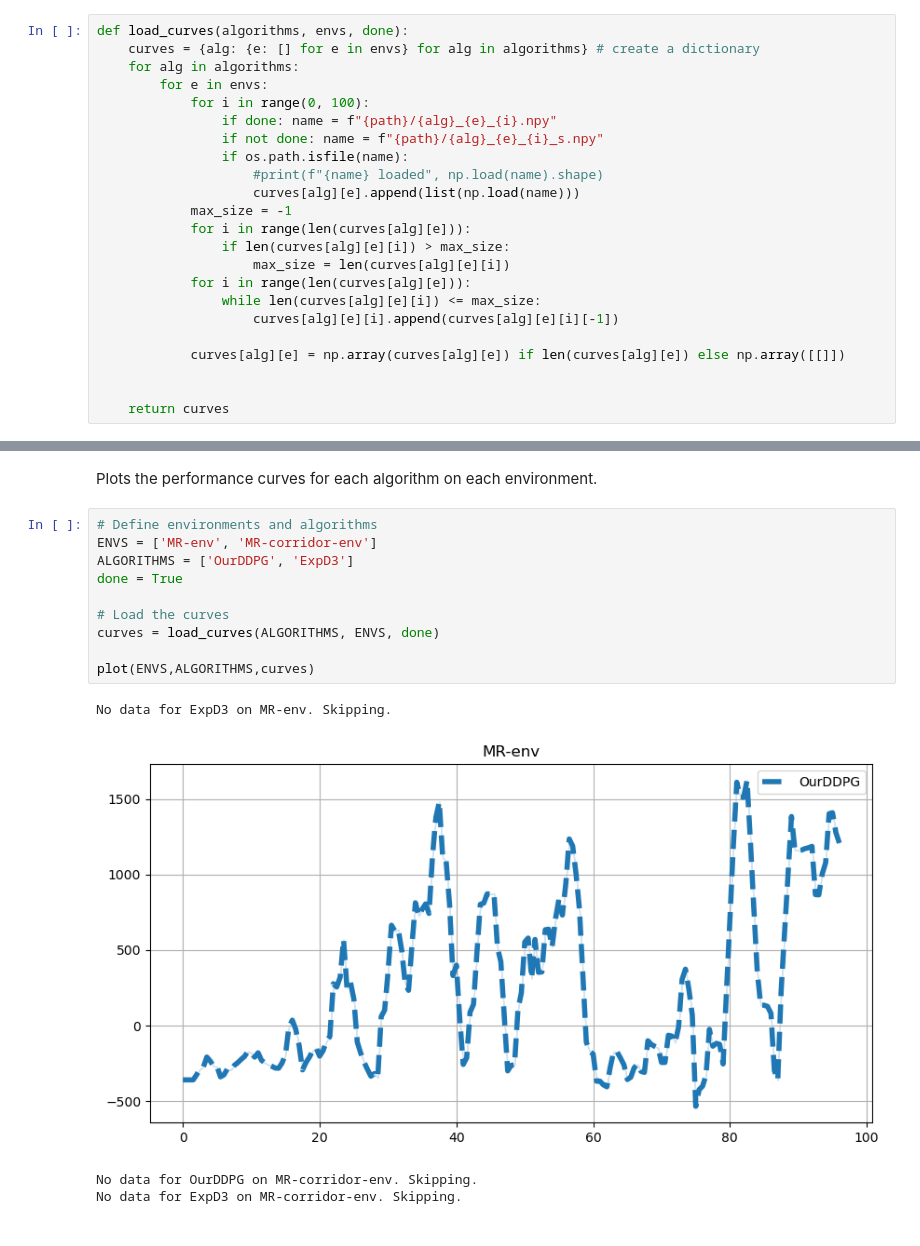
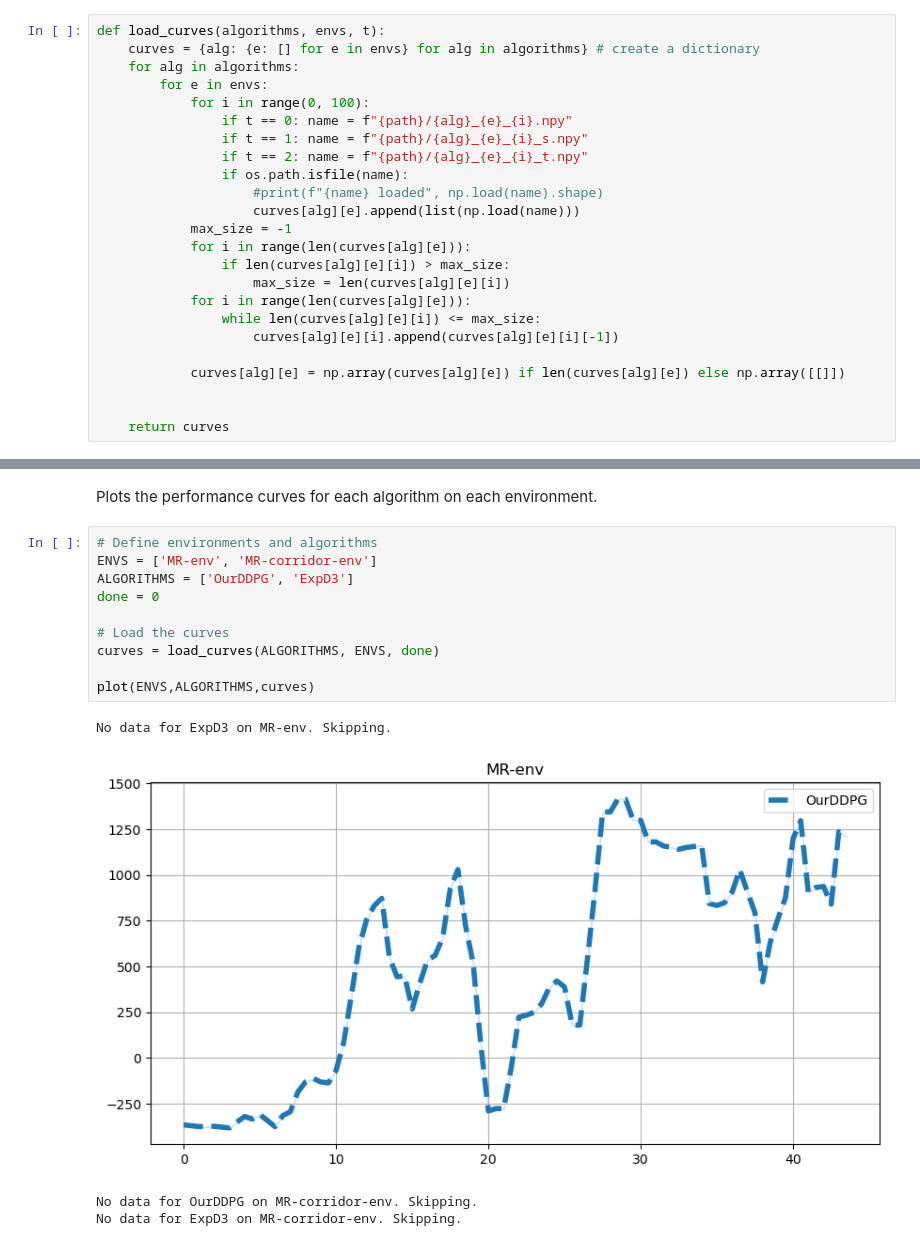
Before and after one commit to turcato-niccolo/test_turtlebot, a Jupyter notebook: 2d_envs/results.ipynb, the cells around one changed output, grey strips where cells are left out. Cells and saved outputs as stored; diff of their text form.

```diff
--- a/2d_envs/results.ipynb
+++ b/2d_envs/results.ipynb
@@ -9,13 +9,14 @@ path = "./results/"
 # %% [markdown]
 The load_curves function loads the results of multiple algorithms across different environments from .npy files, stores them in a dictionary structure, and processes them to ensure the curves all have the same length.
 # %%
-def load_curves(algorithms, envs, done):
+def load_curves(algorithms, envs, t):
     curves = {alg: {e: [] for e in envs} for alg in algorithms} # create a dictionary
     for alg in algorithms:
         for e in envs:
             for i in range(0, 100):
-                if done: name = f"{path}/{alg}_{e}_{i}.npy"
-                if not done: name = f"{path}/{alg}_{e}_{i}_s.npy"
+                if t == 0: name = f"{path}/{alg}_{e}_{i}.npy"
+                if t == 1: name = f"{path}/{alg}_{e}_{i}_s.npy"
+                if t == 2: name = f"{path}/{alg}_{e}_{i}_t.npy"
                 if os.path.isfile(name):
                     #print(f"{name} loaded", np.load(name).shape)
                     curves[alg][e].append(list(np.load(name)))
@@ -71,16 +72,16 @@ Plots the performance curves for each algorithm on each environment.
 # %%
 # Define environments and algorithms
 ENVS = ['MR-env', 'MR-corridor-env']
 ALGORITHMS = ['OurDDPG', 'ExpD3']
-done = True
+done = 0
 
 # Load the curves
 curves = load_curves(ALGORITHMS, ENVS, done)
 
 plot(ENVS,ALGORITHMS,curves)
 # %% [output]
 No data for ExpD3 on MR-env. Skipping.
-[figure, old version]
+[figure, new version]
 No data for OurDDPG on MR-corridor-env. Skipping.
 No data for ExpD3 on MR-corridor-env. Skipping.
 [figure]
```
Also changed, not shown: parts of 2 cells of this notebook, 1 other file.
